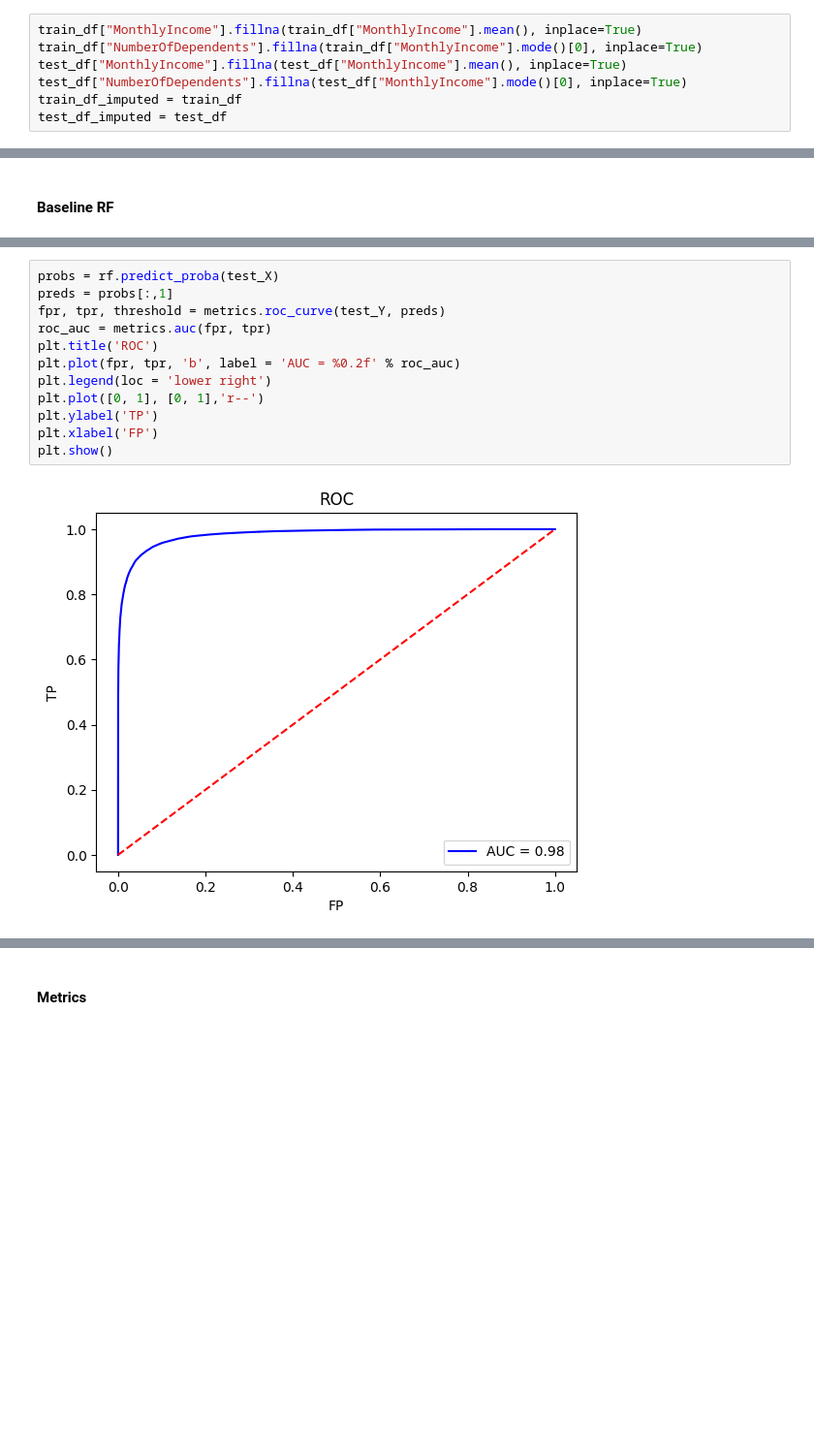
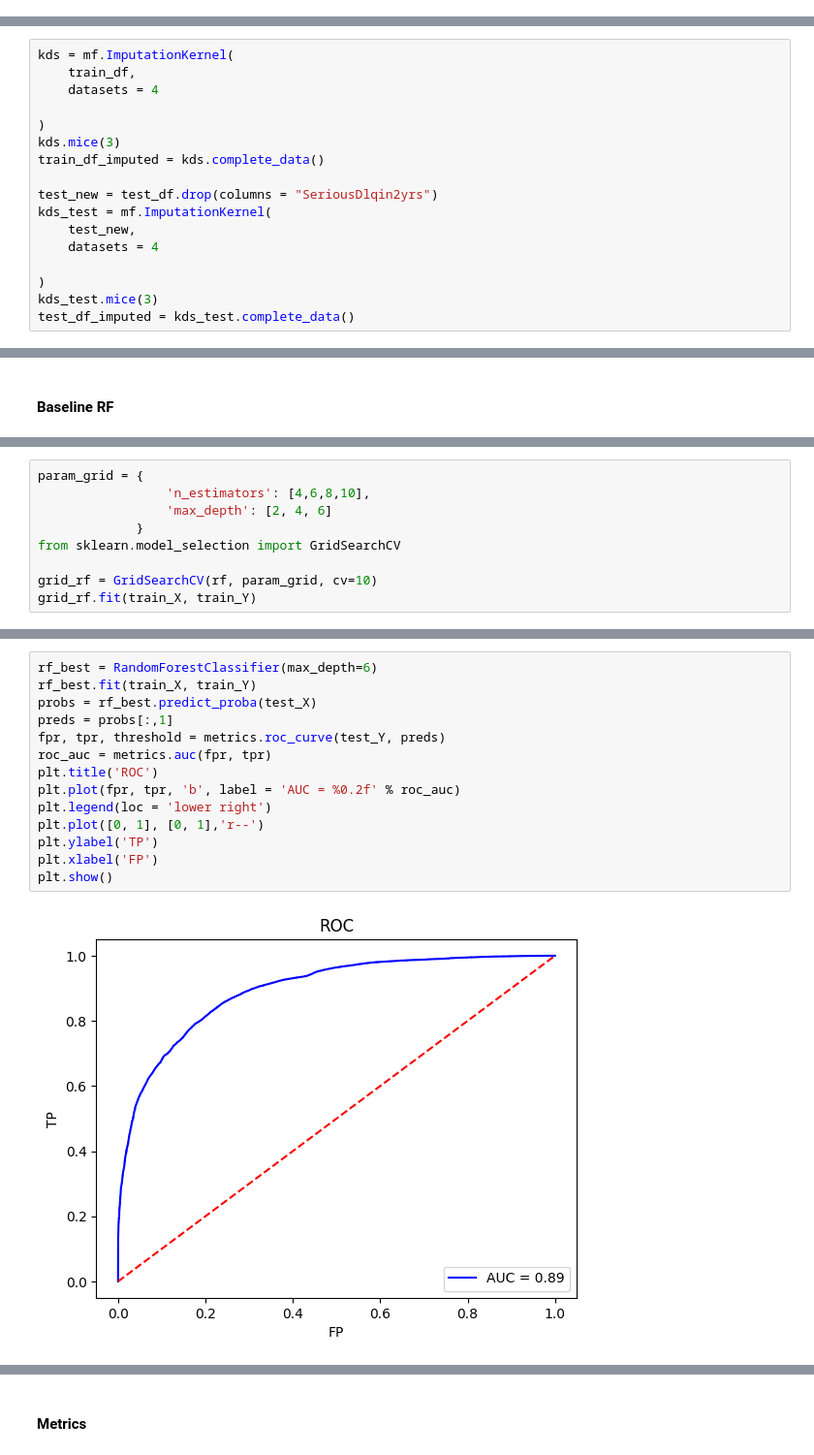
Before and after one commit to HenryLiang-123/binance_assessment, a Jupyter notebook: give_me_credit.ipynb, the cells around one changed output, grey strips where cells are left out. Shown: that part at 97% size. Cells and saved outputs as stored; diff of their text form; blank space fills up the shorter version.

```diff
--- a/give_me_credit.ipynb
+++ b/give_me_credit.ipynb
@@ -67,10 +67,3 @@ dtypes: float64(4), int64(7)
 memory usage: 12.6 MB
 # %% [markdown]
 Note that monthly income has missing entries.
-# %%
-train_df["MonthlyIncome"].fillna(train_df["MonthlyIncome"].mean(), inplace=True)
-train_df["NumberOfDependents"].fillna(train_df["MonthlyIncome"].mode()[0], inplace=True)
-test_df["MonthlyIncome"].fillna(test_df["MonthlyIncome"].mean(), inplace=True)
-test_df["NumberOfDependents"].fillna(test_df["MonthlyIncome"].mode()[0], inplace=True)
-train_df_imputed = train_df
-test_df_imputed = test_df
@@ -136,0 +70,17 @@ As seen above, there is no change in the distribution before and after imputatio
+# %%
+kds = mf.ImputationKernel(
+    train_df,
+    datasets = 4
+
+)
+kds.mice(3)
+train_df_imputed = kds.complete_data()
+
+test_new = test_df.drop(columns = "SeriousDlqin2yrs")
+kds_test = mf.ImputationKernel(
+    test_new,
+    datasets = 4
+
+)
+kds_test.mice(3)
+test_df_imputed = kds_test.complete_data()
@@ -378,0 +352,9 @@ test acc:  0.9341094353118179
+# %%
+param_grid = {
+                 'n_estimators': [4,6,8,10],
+                 'max_depth': [2, 4, 6]
+             }
+from sklearn.model_selection import GridSearchCV
+
+grid_rf = GridSearchCV(rf, param_grid, cv=10)
+grid_rf.fit(train_X, train_Y)
@@ -379,15 +368,17 @@ test acc:  0.9341094353118179
 # %%
-probs = rf.predict_proba(test_X)
+rf_best = RandomForestClassifier(max_depth=6)
+rf_best.fit(train_X, train_Y)
+probs = rf_best.predict_proba(test_X)
 preds = probs[:,1]
 fpr, tpr, threshold = metrics.roc_curve(test_Y, preds)
 roc_auc = metrics.auc(fpr, tpr)
 plt.title('ROC')
 plt.plot(fpr, tpr, 'b', label = 'AUC = %0.2f' % roc_auc)
 plt.legend(loc = 'lower right')
 plt.plot([0, 1], [0, 1],'r--')
 plt.ylabel('TP')
 plt.xlabel('FP')
 plt.show()
 # %% [output]
-[figure, old version]
+[figure, new version]
 # %% [markdown]
```
Also changed, not shown: parts of 29 cells of this notebook.
